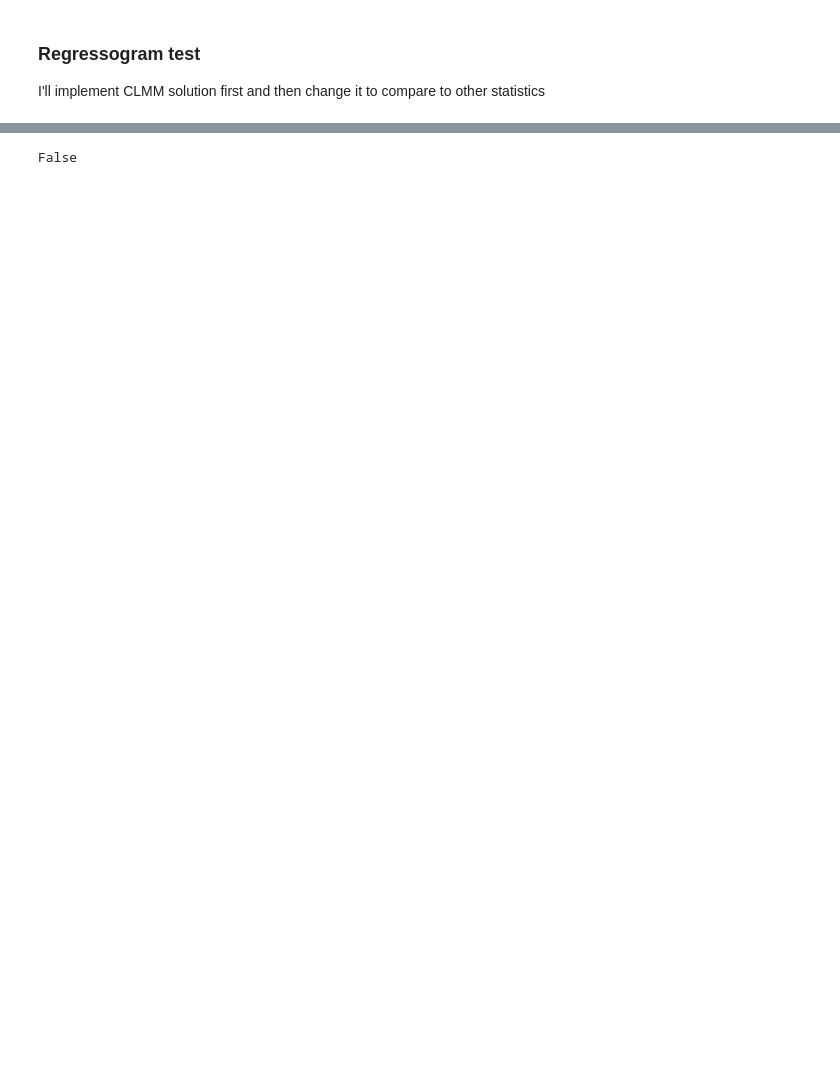
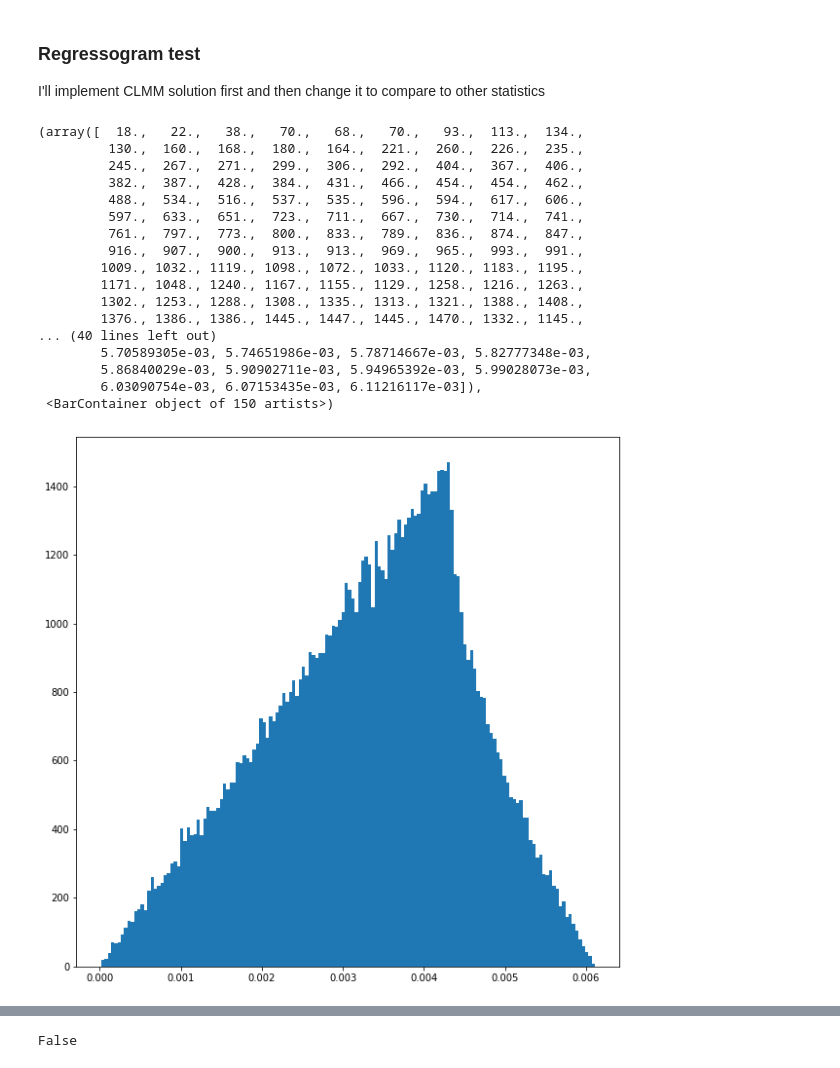
Before and after one commit to caioolivv/masters, a Jupyter notebook: CLMM/CLMM_regressogram.ipynb, the cells around one changed output, grey strips where cells are left out. Cells and saved outputs as stored; diff of their text form; code cells hidden in the pictures; blank space fills up the shorter version.

```diff
--- a/CLMM/CLMM_regressogram.ipynb
+++ b/CLMM/CLMM_regressogram.ipynb
@@ -83,10 +83,29 @@ gal_bins = binned_statistic(theta1, [theta1, g_t1], statistic='count', bins=bin_
 
 # len(gal_bins)
 # %%
-# fig, ax = plt.subplots(1, 1, figsize=(10,10), facecolor='white')
+fig, ax = plt.subplots(1, 1, figsize=(10,10), facecolor='white')
 
-# ax.hist(theta1, bins=150)
-# # ax.set_xscale('log')
+ax.hist(theta1, bins=150)
+# ax.set_xscale('log')
+# %% [output]
+(array([  18.,   22.,   38.,   70.,   68.,   70.,   93.,  113.,  134.,
+         130.,  160.,  168.,  180.,  164.,  221.,  260.,  226.,  235.,
+         245.,  267.,  271.,  299.,  306.,  292.,  404.,  367.,  406.,
+         382.,  387.,  428.,  384.,  431.,  466.,  454.,  454.,  462.,
+         488.,  534.,  516.,  537.,  535.,  596.,  594.,  617.,  606.,
+         597.,  633.,  651.,  723.,  711.,  667.,  730.,  714.,  741.,
+         761.,  797.,  773.,  800.,  833.,  789.,  836.,  874.,  847.,
+         916.,  907.,  900.,  913.,  913.,  969.,  965.,  993.,  991.,
+        1009., 1032., 1119., 1098., 1072., 1033., 1120., 1183., 1195.,
+        1171., 1048., 1240., 1167., 1155., 1129., 1258., 1216., 1263.,
+        1302., 1253., 1288., 1308., 1335., 1313., 1321., 1388., 1408.,
+        1376., 1386., 1386., 1445., 1447., 1445., 1470., 1332., 1145.,
+... (40 lines left out)
+        5.70589305e-03, 5.74651986e-03, 5.78714667e-03, 5.82777348e-03,
+        5.86840029e-03, 5.90902711e-03, 5.94965392e-03, 5.99028073e-03,
+        6.03090754e-03, 6.07153435e-03, 6.11216117e-03]),
+ <BarContainer object of 150 artists>)
+[figure, added]
 # %%
 bins_gal = []
 for i in range(15):
```
Also changed, not shown: parts of 6 cells of this notebook.
